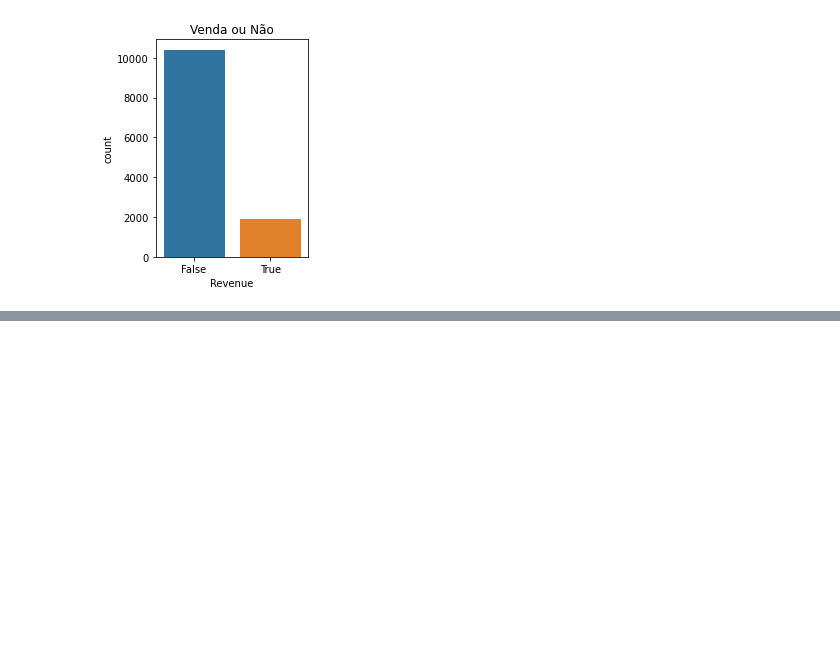
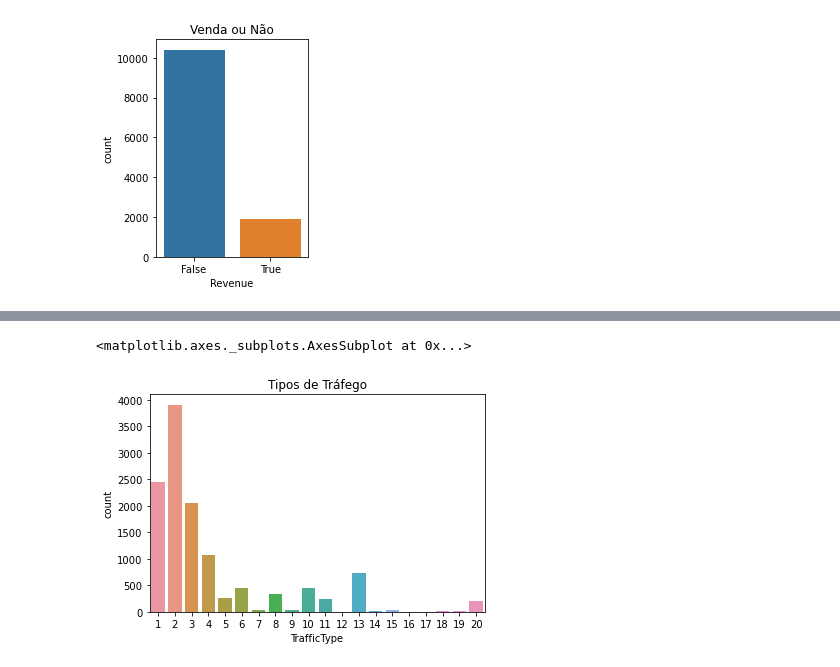
Before and after one commit to Gugah007/Projeto-ML-Classifica-o-Prevendo-a-intencao-de-compras-de-usuario-usando-SVM, a Jupyter notebook: Prevendo a Intencao de Compras de Usuario usando SVM.ipynb, the cells around one changed output, grey strips where cells are left out. Saved outputs shown, nothing was run; the diff lists cells and outputs as text; code cells hidden in the pictures; blank space fills up the shorter version.

```diff
--- a/Prevendo a Intencao de Compras de Usuario usando SVM.ipynb
+++ b/Prevendo a Intencao de Compras de Usuario usando SVM.ipynb
@@ -277,0 +278,8 @@ pd.crosstab(df['OperatingSystems'], df['Revenue']).plot(kind = 'bar',
+# %%
+# Countplot Tipo de Tráfego
+plt.title('Tipos de Tráfego')
+plt.xlabel("Tipos de Tráfego")
+sns.countplot(df['TrafficType'])
+# %% [output]
+<matplotlib.axes._subplots.AxesSubplot at 0x...>
+[figure, added]
```
Also changed, not shown: parts of 11 cells of this notebook.
